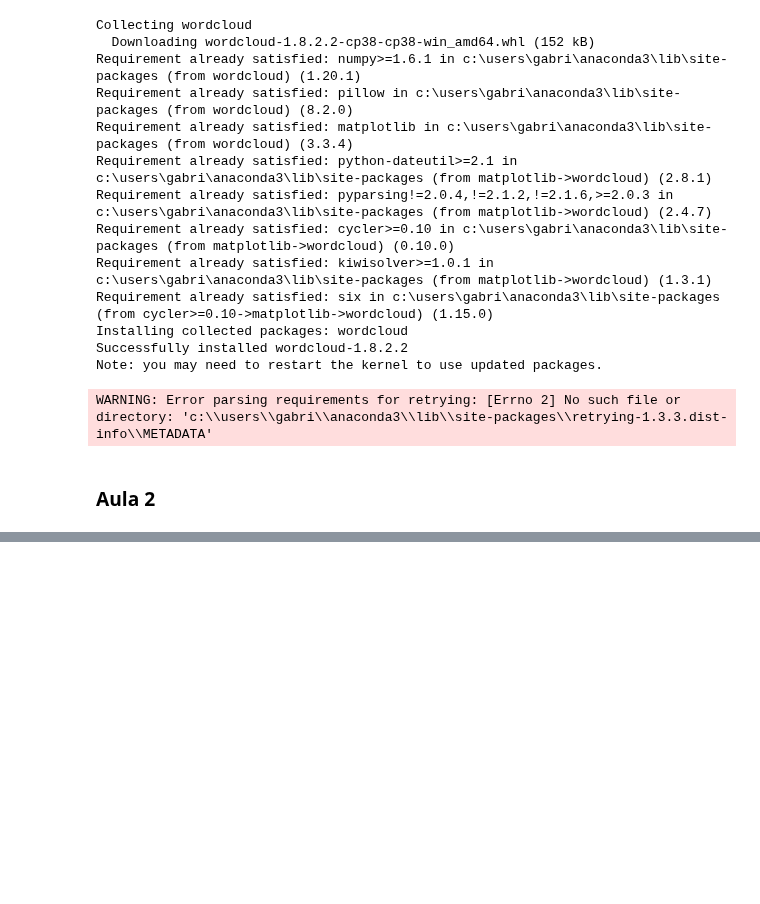
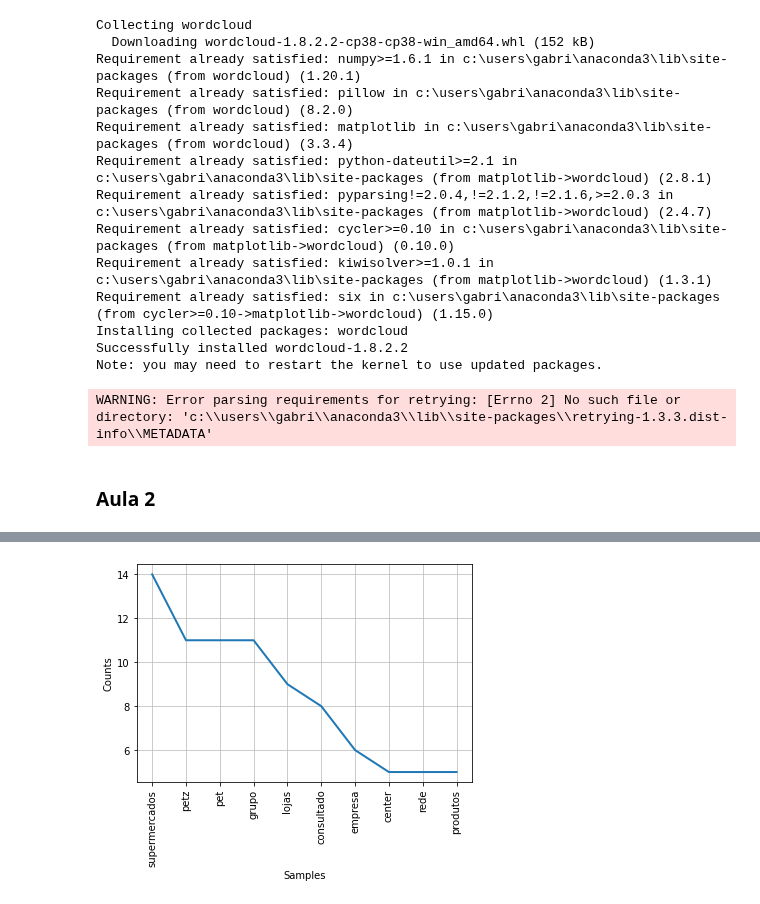
Before and after one commit to GabrielAsato/Curso_DS_Degree, a Jupyter notebook: Módulo 13 - Dados Não Estruturados II/Aula 2 anotações.ipynb, the cells around one changed output, grey strips where cells are left out. Saved outputs shown, nothing was run; the diff lists cells and outputs as text; code cells hidden in the pictures; blank space fills up the shorter version.

```diff
--- a/Módulo 13 - Dados Não Estruturados II/Aula 2 anotações.ipynb
+++ b/Módulo 13 - Dados Não Estruturados II/Aula 2 anotações.ipynb
@@ -19,0 +102,4 @@ WARNING: Error parsing requirements for retrying: [Errno 2] No such file or dire
+# %%
+from nltk.corpus import stopwords
+
+stopwords_list = stopwords.words("portuguese")
@@ -19,0 +189,6 @@ WARNING: Error parsing requirements for retrying: [Errno 2] No such file or dire
+# %%
+fdist = FreqDist(clean_words_sp)
+fdist.plot(10)
+plt.show()
+# %% [output]
+[figure, added]
```
Also changed, not shown: parts of 38 cells of this notebook, 2 other files.
